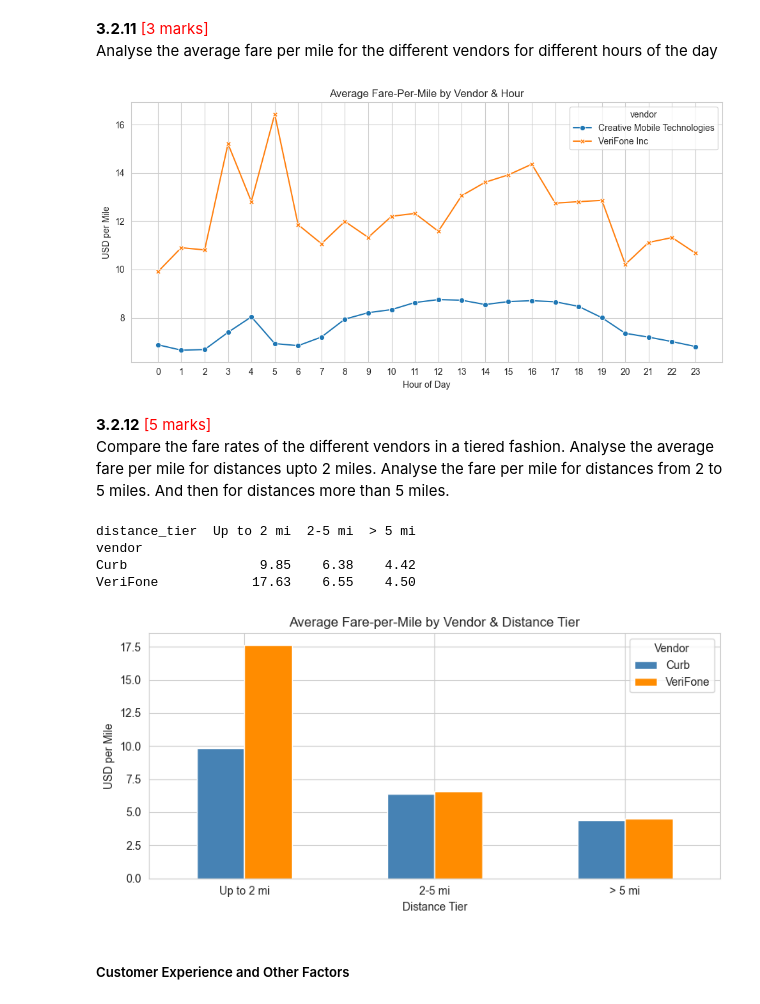
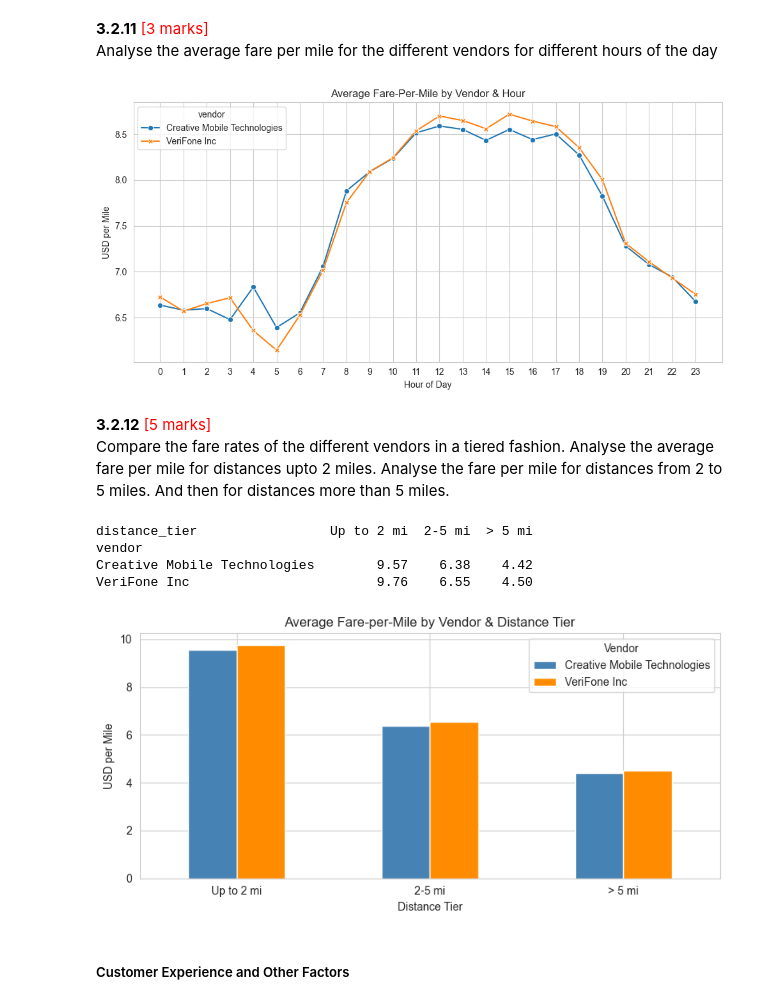
Before and after one commit to GoutamKonala/NYC_Taxi_Data_Assignment, a Jupyter notebook: EDA_Assg_NYC_Taxi_Starter.ipynb, the cells around one changed output. Saved outputs shown, nothing was run; the diff lists cells and outputs as text; code cells hidden in the pictures.

```diff
--- a/EDA_Assg_NYC_Taxi_Starter.ipynb
+++ b/EDA_Assg_NYC_Taxi_Starter.ipynb
@@ -625,9 +625,11 @@ df = df[df['passenger_count'] <= 6].reset_index(drop=True)
 # where 'fare_amount is more than 1000
 df = df[df['fare_amount'] <= 1000].reset_index(drop=True)
 
-# where `trip_distance` is nearly 0 and `fare_amount` is more than 300
-df = df[~((df['trip_distance'] <= 0.1) & (df['fare_amount'] > 300))]\
-    .reset_index(drop=True)
+# where `trip_distance` is nearly 0
+df = df[~((df['trip_distance'] <= 0.1))].reset_index(drop=True)
+
+# where 'fare_amount' is nearly 0
+df = df[~((df['fare_amount'] <= 0.1))].reset_index(drop=True)
 
 # where `trip_distance` and `fare_amount` are 0 but the pickup and dropoff zones are different (both distance and fare should not be zero for different zones)
 df = df[~((df['trip_distance'] == 0) &
@@ -1967,7 +1969,7 @@ plt.xticks(range(24))
 plt.tight_layout()
 plt.show()
 # %% [output]
-[figure, old version]
+[figure, new version]
 # %% [markdown]
 **3.2.12** <font color = red>[5 marks]</font> <br>
 Compare the fare rates of the different vendors in a tiered fashion. Analyse the average fare per mile for distances upto 2 miles. Analyse the fare per mile for distances from 2 to 5 miles. And then for distances more than 5 miles.
@@ -1975,39 +1977,39 @@ Compare the fare rates of the different vendors in a tiered fashion. Analyse the
 # Defining distance tiers
 
 df_fpm["fare_per_mile"] = df_fpm["fare_amount"] / df_fpm["trip_distance"]
 
 # map numeric VendorID → readable label
-vendor_map = {1: "Curb", 2: "VeriFone"}
+vendor_map = {1: "Creative Mobile Technologies", 2: "VeriFone Inc"}
 df_fpm["vendor"] = df_fpm["VendorID"].map(vendor_map).fillna("Other")
 
 # distance tiers
 bins   = [0, 2, 5, np.inf]
 labels = ["Up to 2 mi", "2-5 mi", "> 5 mi"]
 df_fpm["distance_tier"] = pd.cut(df_fpm["trip_distance"], bins=bins, labels=labels)
 
 avg_fpm = (
     df_fpm.groupby(["vendor", "distance_tier"], observed=True)["fare_per_mile"]
        .mean()
        .round(2)                             # 2-decimals for clarity
        .unstack(level=1)                     # vendors as rows, tiers as cols
-       .loc[["Curb", "VeriFone"]]            # keep the two main brands
+       .loc[["Creative Mobile Technologies", "VeriFone Inc"]]            # keep the two main brands
 )
 
 print(avg_fpm)
 
 avg_fpm.T.plot(kind="bar", figsize=(8,4), rot=0, color=["steelblue", "darkorange"])
 plt.title("Average Fare-per-Mile by Vendor & Distance Tier")
 plt.xlabel("Distance Tier")
 plt.ylabel("USD per Mile")
 plt.legend(title="Vendor")
 plt.tight_layout()
 plt.show()
 # %% [output]
-distance_tier  Up to 2 mi  2-5 mi  > 5 mi
+distance_tier                 Up to 2 mi  2-5 mi  > 5 mi
 vendor
-Curb                 9.85    6.38    4.42
-VeriFone            17.63    6.55    4.50
+Creative Mobile Technologies        9.57    6.38    4.42
+VeriFone Inc                        9.76    6.55    4.50
-[figure, old version]
+[figure, new version]
 # %% [markdown]
 ##### Customer Experience and Other Factors
 # %% [markdown]
```
Also changed, not shown: parts of 28 cells of this notebook.
